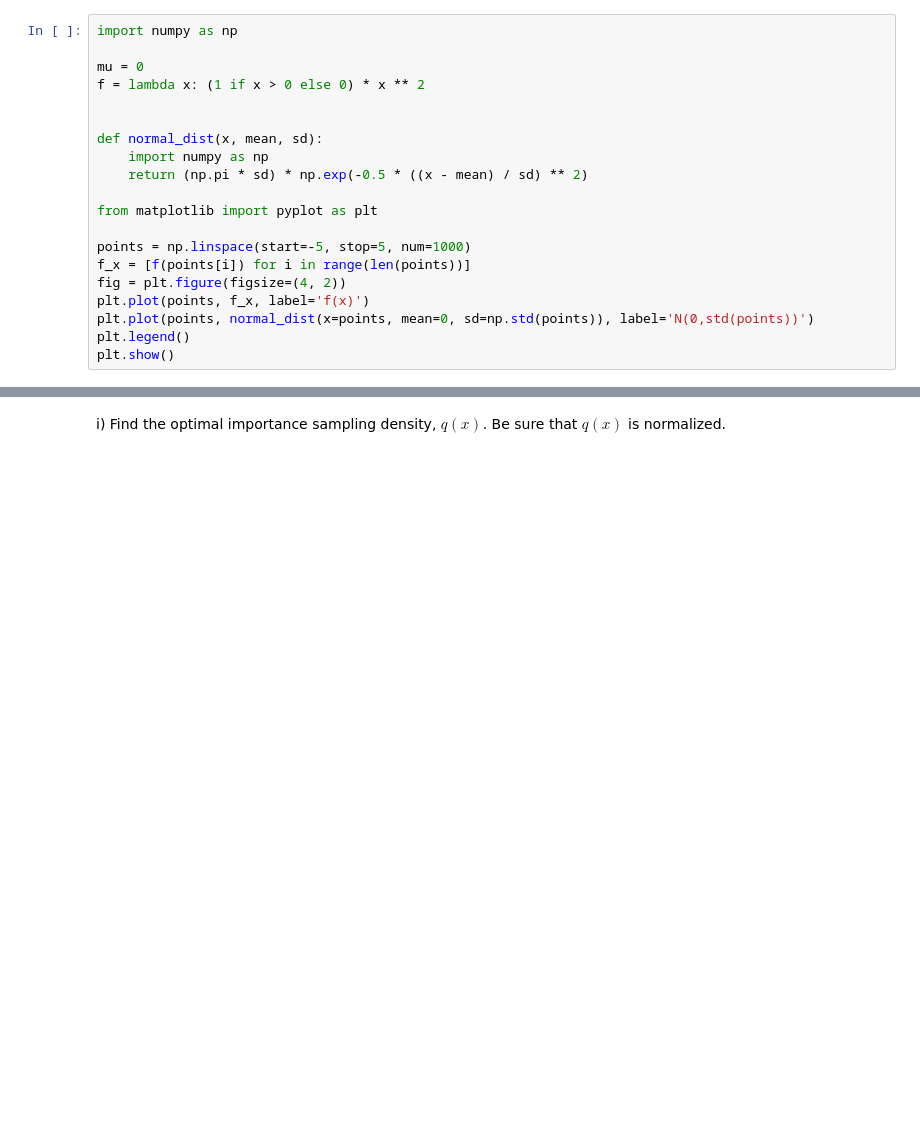
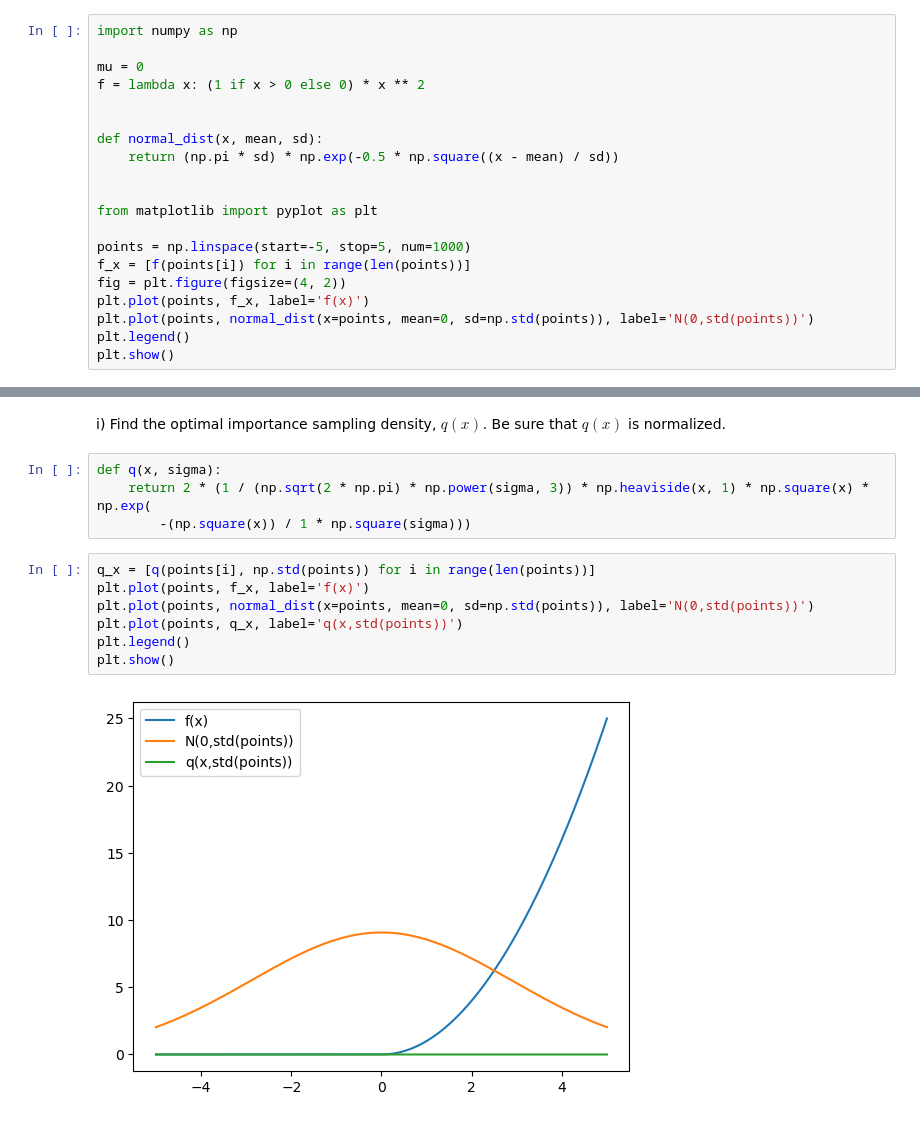
Before and after one commit to svbergmann/Mathematical-modeling-of-the-atmosphere, a Jupyter notebook: exercises/uebung_6.ipynb, the cells around one changed output, grey strips where cells are left out. Cells and saved outputs as stored; diff of their text form; blank space fills up the shorter version.

```diff
--- a/exercises/uebung_6.ipynb
+++ b/exercises/uebung_6.ipynb
@@ -11,8 +11,8 @@ f = lambda x: (1 if x > 0 else 0) * x ** 2
 
 
 def normal_dist(x, mean, sd):
-    import numpy as np
-    return (np.pi * sd) * np.exp(-0.5 * ((x - mean) / sd) ** 2)
+    return (np.pi * sd) * np.exp(-0.5 * np.square((x - mean) / sd))
+
 
 from matplotlib import pyplot as plt
 
@@ -27,3 +27,16 @@ plt.show()
 [figure]
 # %% [markdown]
 i) Find the optimal importance sampling density, $q(x)$. Be sure that $q(x)$ is normalized.
+# %%
+def q(x, sigma):
+    return 2 * (1 / (np.sqrt(2 * np.pi) * np.power(sigma, 3)) * np.heaviside(x, 1) * np.square(x) * np.exp(
+        -(np.square(x)) / 1 * np.square(sigma)))
+# %%
+q_x = [q(points[i], np.std(points)) for i in range(len(points))]
+plt.plot(points, f_x, label='f(x)')
+plt.plot(points, normal_dist(x=points, mean=0, sd=np.std(points)), label='N(0,std(points))')
+plt.plot(points, q_x, label='q(x,std(points))')
+plt.legend()
+plt.show()
+# %% [output]
+[figure, added]
```
